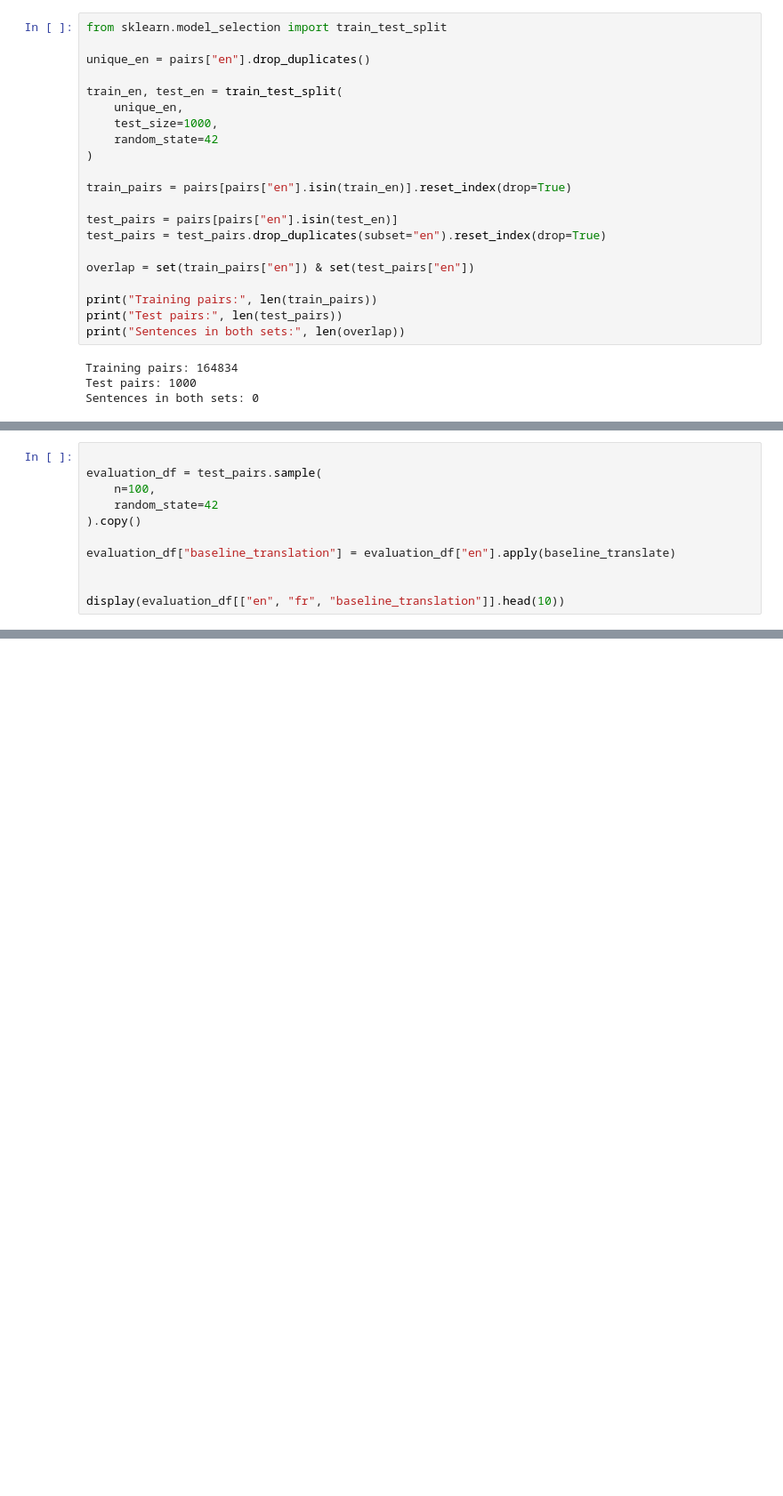
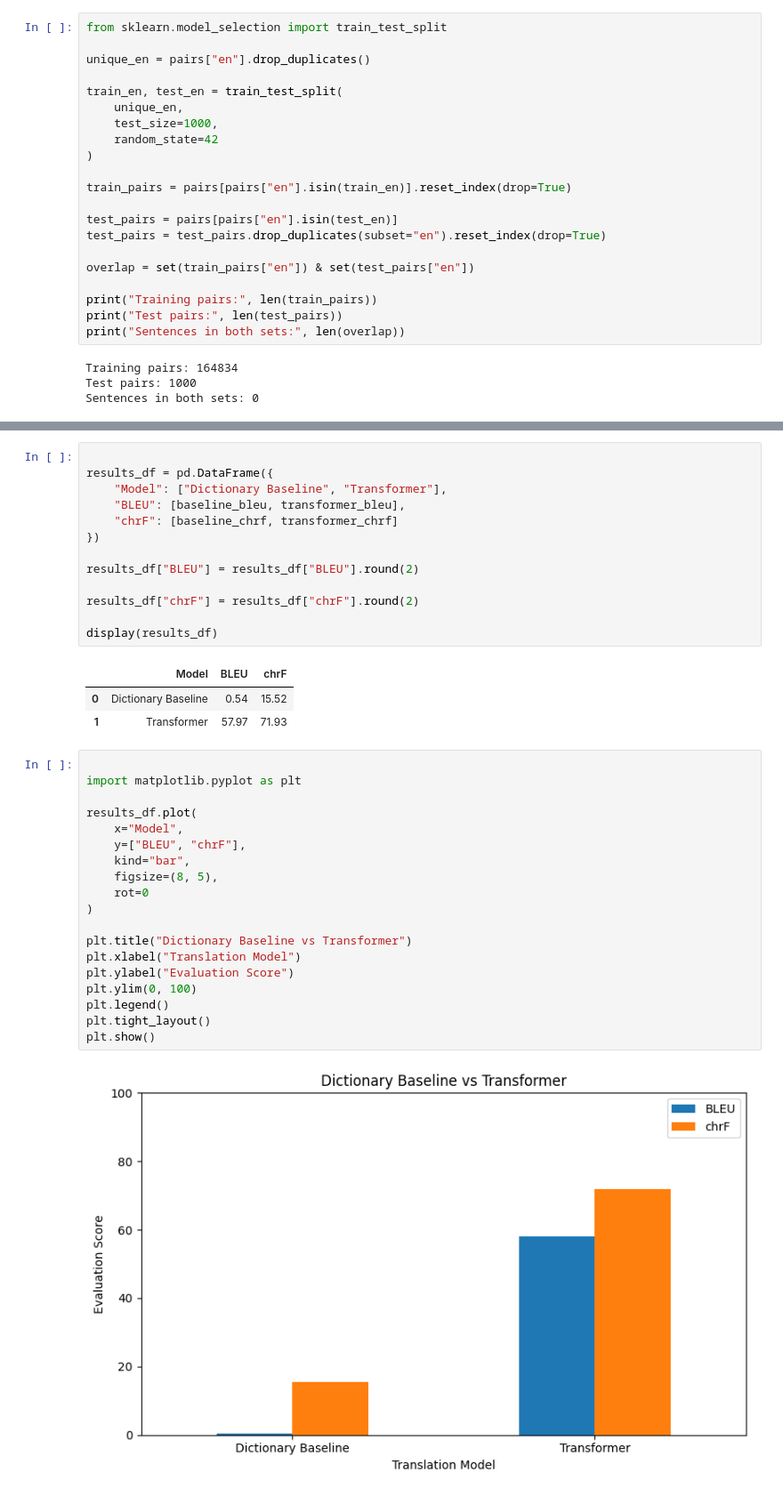
Before and after one commit to MeouchyCharbel/Neural-Machine-Translation, a Jupyter notebook: 01_data_and_baseline.ipynb, the cells around one changed output, grey strips where cells are left out. Shown at 89% size. Cells and saved outputs as stored; diff of their text form; blank space fills up the shorter version.

Commit message:
Add BLEU and chrF evaluation and comparison chart

```diff
--- a/01_data_and_baseline.ipynb
+++ b/01_data_and_baseline.ipynb
@@ -130,11 +95,0 @@ Elle lit un livre.
-# %%
-
-evaluation_df = test_pairs.sample(
-    n=100,
-    random_state=42
-).copy()
-
-evaluation_df["baseline_translation"] = evaluation_df["en"].apply(baseline_translate)
-
-
-display(evaluation_df[["en", "fr", "baseline_translation"]].head(10))
@@ -286,0 +141,38 @@ display(evaluation_df[["en", "fr", "baseline_translation", "transformer_translat
+# %%
+
+results_df = pd.DataFrame({
+    "Model": ["Dictionary Baseline", "Transformer"],
+    "BLEU": [baseline_bleu, transformer_bleu],
+    "chrF": [baseline_chrf, transformer_chrf]
+})
+
+results_df["BLEU"] = results_df["BLEU"].round(2)
+
+results_df["chrF"] = results_df["chrF"].round(2)
+
+display(results_df)
+# %% [output]
+|  | Model | BLEU | chrF |
+| 0 | Dictionary Baseline | 0.54 | 15.52 |
+| 1 | Transformer | 57.97 | 71.93 |
+# %%
+
+import matplotlib.pyplot as plt
+
+results_df.plot(
+    x="Model",
+    y=["BLEU", "chrF"],
+    kind="bar",
+    figsize=(8, 5),
+    rot=0
+)
+
+plt.title("Dictionary Baseline vs Transformer")
+plt.xlabel("Translation Model")
+plt.ylabel("Evaluation Score")
+plt.ylim(0, 100)
+plt.legend()
+plt.tight_layout()
+plt.show()
+# %% [output]
+[figure, added]
```
Also changed, not shown: parts of 9 cells of this notebook.
